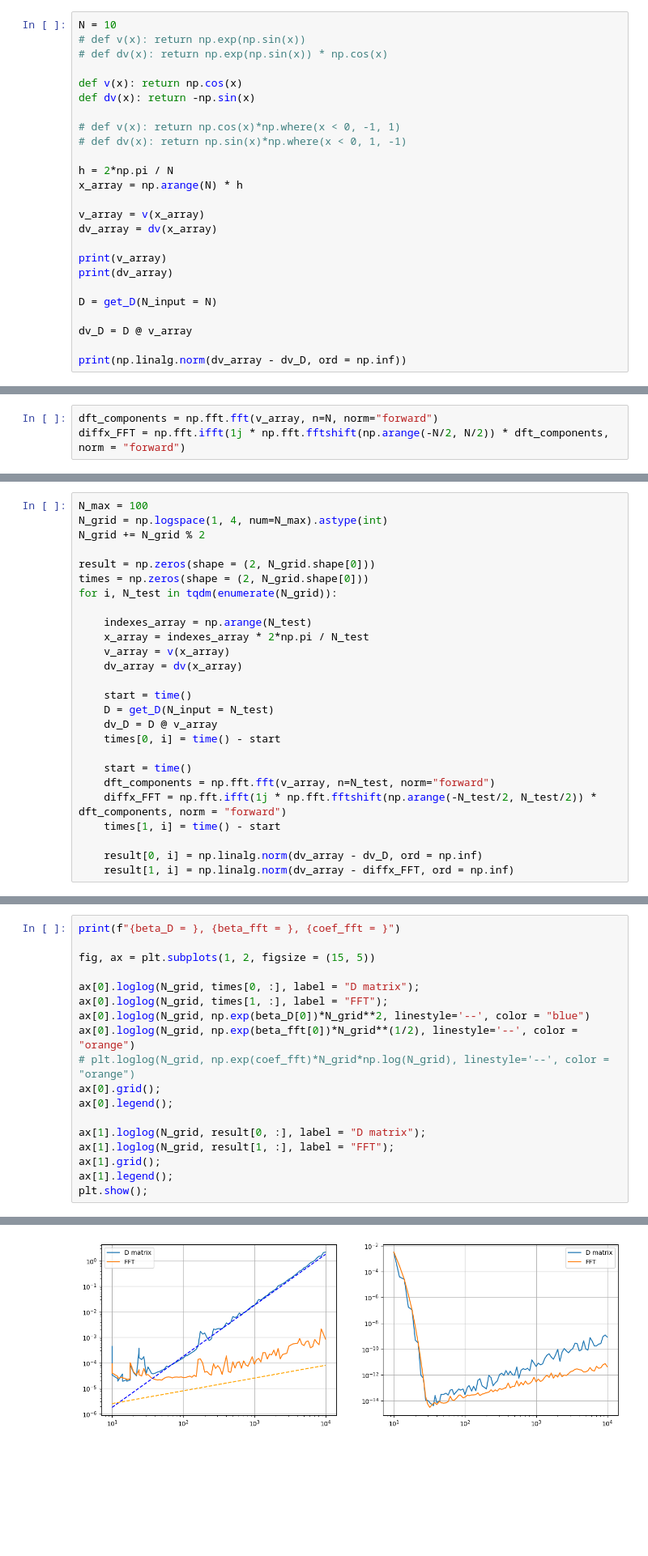
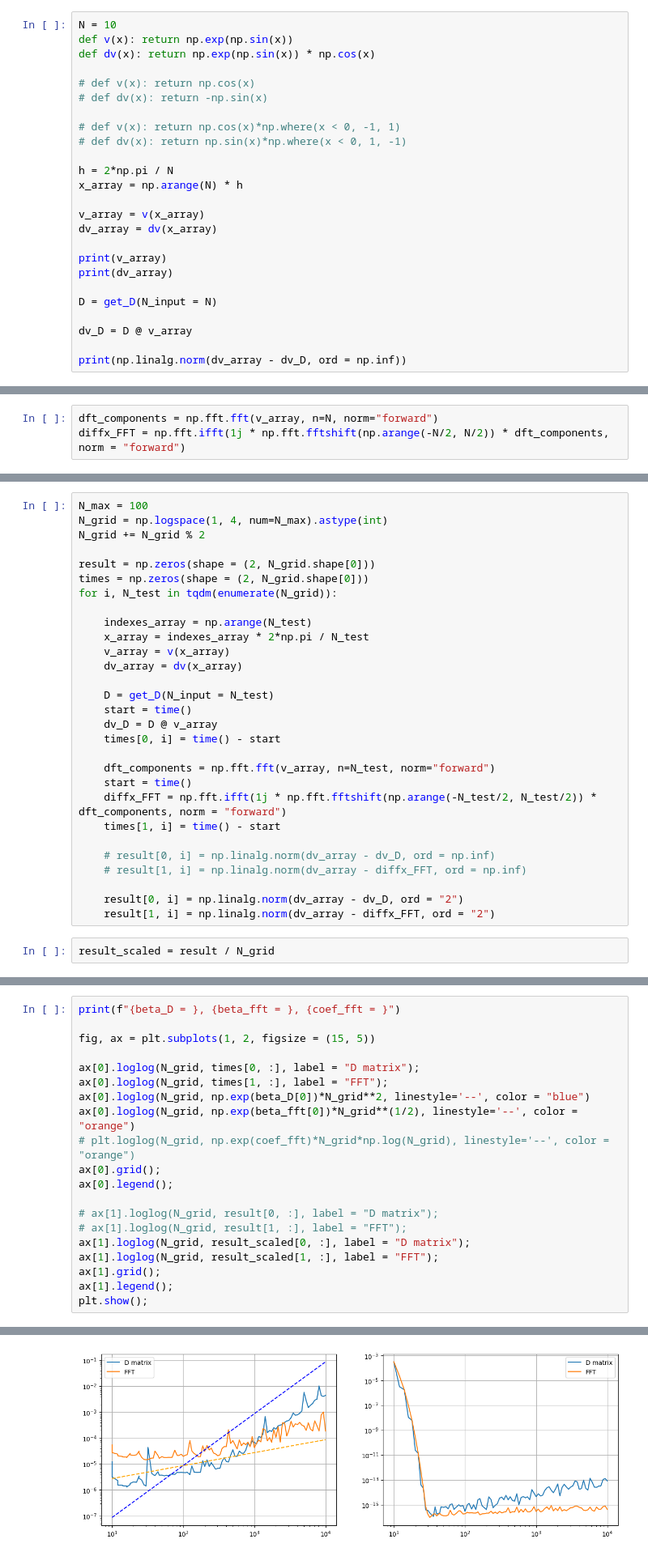
Before and after one commit to JeppeKlitgaard/02689-Advanced-Numerical-Methods, a Jupyter notebook: assignment_1/tb_exercise_1.ipynb, the cells around one changed output, grey strips where cells are left out. Shown: that part at 81% size. Cells and saved outputs as stored; diff of their text form; blank space fills up the shorter version.

```diff
--- a/assignment_1/tb_exercise_1.ipynb
+++ b/assignment_1/tb_exercise_1.ipynb
@@ -124,11 +124,11 @@ def get_D(N_input, index_array = None):
     return D_deriv
 # %%
 N = 10
-# def v(x): return np.exp(np.sin(x))
-# def dv(x): return np.exp(np.sin(x)) * np.cos(x)
+def v(x): return np.exp(np.sin(x))
+def dv(x): return np.exp(np.sin(x)) * np.cos(x)
 
-def v(x): return np.cos(x)
-def dv(x): return -np.sin(x)
+# def v(x): return np.cos(x)
+# def dv(x): return -np.sin(x)
 
 # def v(x): return np.cos(x)*np.where(x < 0, -1, 1)
 # def dv(x): return np.sin(x)*np.where(x < 0, 1, -1)
@@ -290,18 +293,23 @@ for i, N_test in tqdm(enumerate(N_grid)):
     v_array = v(x_array)
     dv_array = dv(x_array)
 
+    D = get_D(N_input = N_test)
     start = time()
-    D = get_D(N_input = N_test)
     dv_D = D @ v_array
     times[0, i] = time() - start
 
+    dft_components = np.fft.fft(v_array, n=N_test, norm="forward")
     start = time()
-    dft_components = np.fft.fft(v_array, n=N_test, norm="forward")
     diffx_FFT = np.fft.ifft(1j * np.fft.fftshift(np.arange(-N_test/2, N_test/2)) * dft_components, norm = "forward")
     times[1, i] = time() - start
 
-    result[0, i] = np.linalg.norm(dv_array - dv_D, ord = np.inf)
-    result[1, i] = np.linalg.norm(dv_array - diffx_FFT, ord = np.inf)
+    # result[0, i] = np.linalg.norm(dv_array - dv_D, ord = np.inf)
+    # result[1, i] = np.linalg.norm(dv_array - diffx_FFT, ord = np.inf)
+
+    result[0, i] = np.linalg.norm(dv_array - dv_D, ord = "2")
+    result[1, i] = np.linalg.norm(dv_array - diffx_FFT, ord = "2")
+# %%
+result_scaled = result / N_grid
 # %%
 def ls(x, y, mask = None):
     x = x[mask]
@@ -334,8 +342,10 @@ ax[0].loglog(N_grid, np.exp(beta_fft[0])*N_grid**(1/2), linestyle='--', color =
 ax[0].grid();
 ax[0].legend();
 
-ax[1].loglog(N_grid, result[0, :], label = "D matrix");
-ax[1].loglog(N_grid, result[1, :], label = "FFT");
+# ax[1].loglog(N_grid, result[0, :], label = "D matrix");
+# ax[1].loglog(N_grid, result[1, :], label = "FFT");
+ax[1].loglog(N_grid, result_scaled[0, :], label = "D matrix");
+ax[1].loglog(N_grid, result_scaled[1, :], label = "FFT");
 ax[1].grid();
 ax[1].legend();
 plt.show();
@@ -344 +354 @@ beta_D = array([-17.83368187,   2.01803721]), beta_fft = array([-14.035914  ,
-[figure, old version]
+[figure, new version]
```
Also changed, not shown: parts of 11 cells of this notebook, 3 other files.
